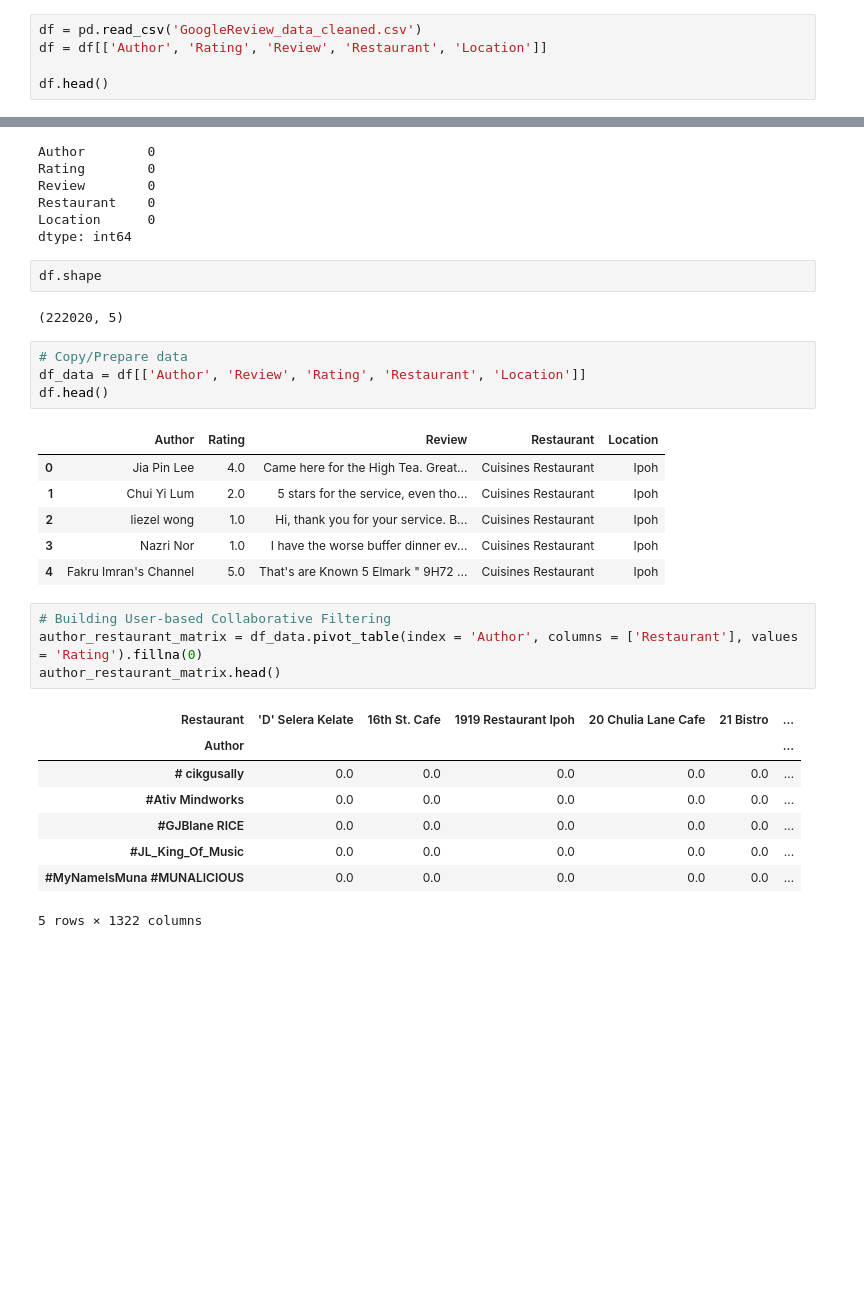
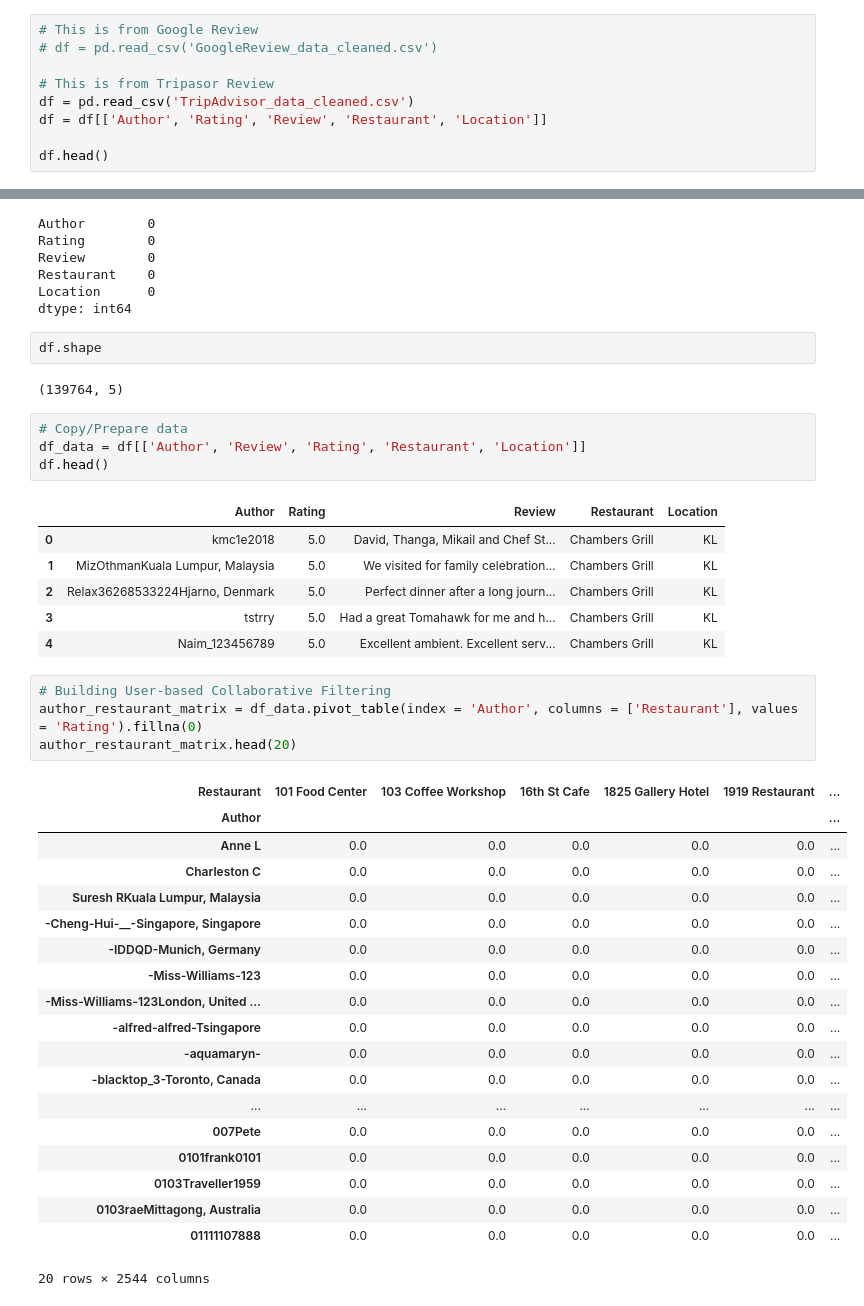
Before and after one commit to SheeYeap02/Restaurant-Recommender, a Jupyter notebook: User-Based Collaborative Filtering.ipynb, the cells around one changed output, grey strips where cells are left out. Drawn from its saved outputs; the diff is of its cells as text; blank space fills up the shorter version.

```diff
--- a/User-Based Collaborative Filtering.ipynb
+++ b/User-Based Collaborative Filtering.ipynb
@@ -11,7 +11,11 @@ from nltk.tokenize import WordPunctTokenizer
 import warnings
 warnings.filterwarnings('ignore')
 # %%
-df = pd.read_csv('GoogleReview_data_cleaned.csv')
+# This is from Google Review
+# df = pd.read_csv('GoogleReview_data_cleaned.csv')
+
+# This is from Tripasor Review
+df = pd.read_csv('TripAdvisor_data_cleaned.csv')
 df = df[['Author', 'Rating', 'Review', 'Restaurant', 'Location']]
 
 df.head()
@@ -35,30 +39,41 @@ dtype: int64
 # %%
 df.shape
 # %% [output]
-(222020, 5)
+(139764, 5)
 # %%
 # Copy/Prepare data
 df_data = df[['Author', 'Review', 'Rating', 'Restaurant', 'Location']]
 df.head()
 # %% [output]
 |  | Author | Rating | Review | Restaurant | Location |
-| 0 | Jia Pin Lee | 4.0 | Came here for the High Tea. Great... | Cuisines Restaurant | Ipoh |
-| 1 | Chui Yi Lum | 2.0 | 5 stars for the service, even tho... | Cuisines Restaurant | Ipoh |
-| 2 | liezel wong | 1.0 | Hi, thank you for your service. B... | Cuisines Restaurant | Ipoh |
-| 3 | Nazri Nor | 1.0 | I have the worse buffer dinner ev... | Cuisines Restaurant | Ipoh |
-| 4 | Fakru Imran's Channel | 5.0 | That's are Known 5 Elmark " 9H72 ... | Cuisines Restaurant | Ipoh |
+| 0 | kmc1e2018 | 5.0 | David, Thanga, Mikail and Chef St... | Chambers Grill | KL |
+| 1 | MizOthmanKuala Lumpur, Malaysia | 5.0 | We visited for family celebration... | Chambers Grill | KL |
+| 2 | Relax36268533224Hjarno, Denmark | 5.0 | Perfect dinner after a long journ... | Chambers Grill | KL |
+| 3 | tstrry | 5.0 | Had a great Tomahawk for me and h... | Chambers Grill | KL |
+| 4 | Naim_123456789 | 5.0 | Excellent ambient. Excellent serv... | Chambers Grill | KL |
 # %%
 # Building User-based Collaborative Filtering
 author_restaurant_matrix = df_data.pivot_table(index = 'Author', columns = ['Restaurant'], values = 'Rating').fillna(0)
-author_restaurant_matrix.head()
+author_restaurant_matrix.head(20)
 # %% [output]
-| Restaurant | 'D' Selera Kelate | 16th St. Cafe | 1919 Restaurant Ipoh | 20 Chulia Lane Cafe | 21 Bistro | ... |
+| Restaurant | 101 Food Center | 103 Coffee Workshop | 16th St Cafe | 1825 Gallery Hotel | 1919 Restaurant | ... |
 | Author |  |  |  |  |  | ... |
-| # cikgusally | 0.0 | 0.0 | 0.0 | 0.0 | 0.0 | ... |
-| #Ativ Mindworks | 0.0 | 0.0 | 0.0 | 0.0 | 0.0 | ... |
-| #GJBlane RICE | 0.0 | 0.0 | 0.0 | 0.0 | 0.0 | ... |
-| #JL_King_Of_Music | 0.0 | 0.0 | 0.0 | 0.0 | 0.0 | ... |
-| #MyNameIsMuna #MUNALICIOUS | 0.0 | 0.0 | 0.0 | 0.0 | 0.0 | ... |
+| Anne L | 0.0 | 0.0 | 0.0 | 0.0 | 0.0 | ... |
+| Charleston C | 0.0 | 0.0 | 0.0 | 0.0 | 0.0 | ... |
+| Suresh RKuala Lumpur, Malaysia | 0.0 | 0.0 | 0.0 | 0.0 | 0.0 | ... |
+| -Cheng-Hui-__-Singapore, Singapore | 0.0 | 0.0 | 0.0 | 0.0 | 0.0 | ... |
+| -IDDQD-Munich, Germany | 0.0 | 0.0 | 0.0 | 0.0 | 0.0 | ... |
+| -Miss-Williams-123 | 0.0 | 0.0 | 0.0 | 0.0 | 0.0 | ... |
+| -Miss-Williams-123London, United ... | 0.0 | 0.0 | 0.0 | 0.0 | 0.0 | ... |
+| -alfred-alfred-Tsingapore | 0.0 | 0.0 | 0.0 | 0.0 | 0.0 | ... |
+| -aquamaryn- | 0.0 | 0.0 | 0.0 | 0.0 | 0.0 | ... |
+| -blacktop_3-Toronto, Canada | 0.0 | 0.0 | 0.0 | 0.0 | 0.0 | ... |
+| ... | ... | ... | ... | ... | ... | ... |
+| 007Pete | 0.0 | 0.0 | 0.0 | 0.0 | 0.0 | ... |
+| 0101frank0101 | 0.0 | 0.0 | 0.0 | 0.0 | 0.0 | ... |
+| 0103Traveller1959 | 0.0 | 0.0 | 0.0 | 0.0 | 0.0 | ... |
+| 0103raeMittagong, Australia | 0.0 | 0.0 | 0.0 | 0.0 | 0.0 | ... |
+| 01111107888 | 0.0 | 0.0 | 0.0 | 0.0 | 0.0 | ... |
-5 rows × 1322 columns
+20 rows × 2544 columns
 # %%
 restaurant_author_matrix = author_restaurant_matrix.transpose()
```
Also changed, not shown: parts of 16 cells of this notebook, 3 other files.
